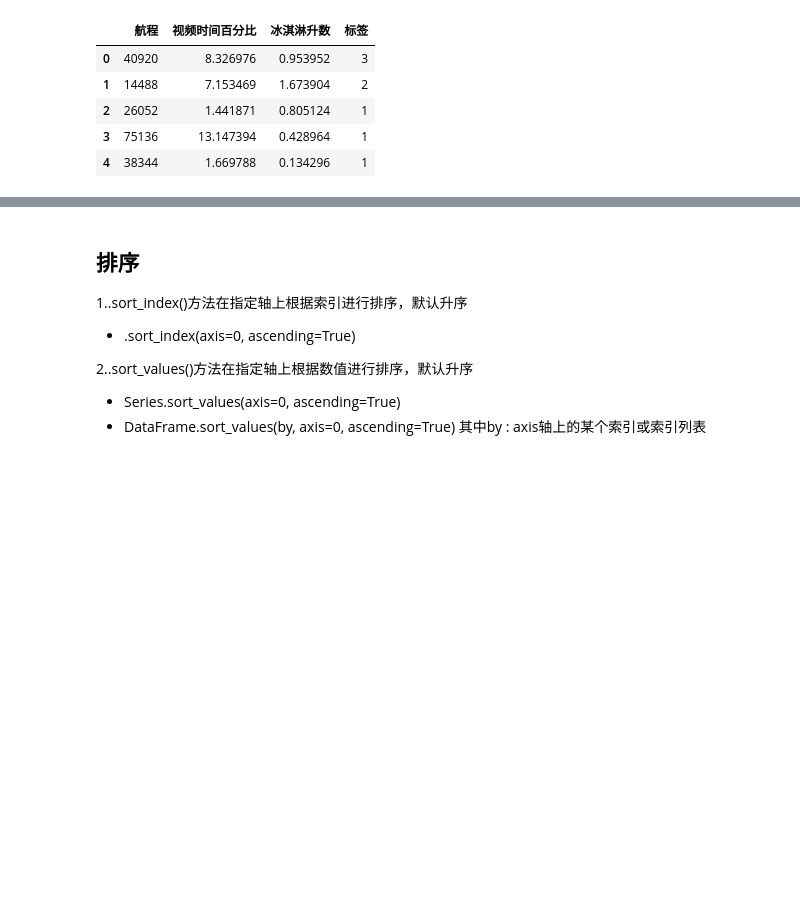
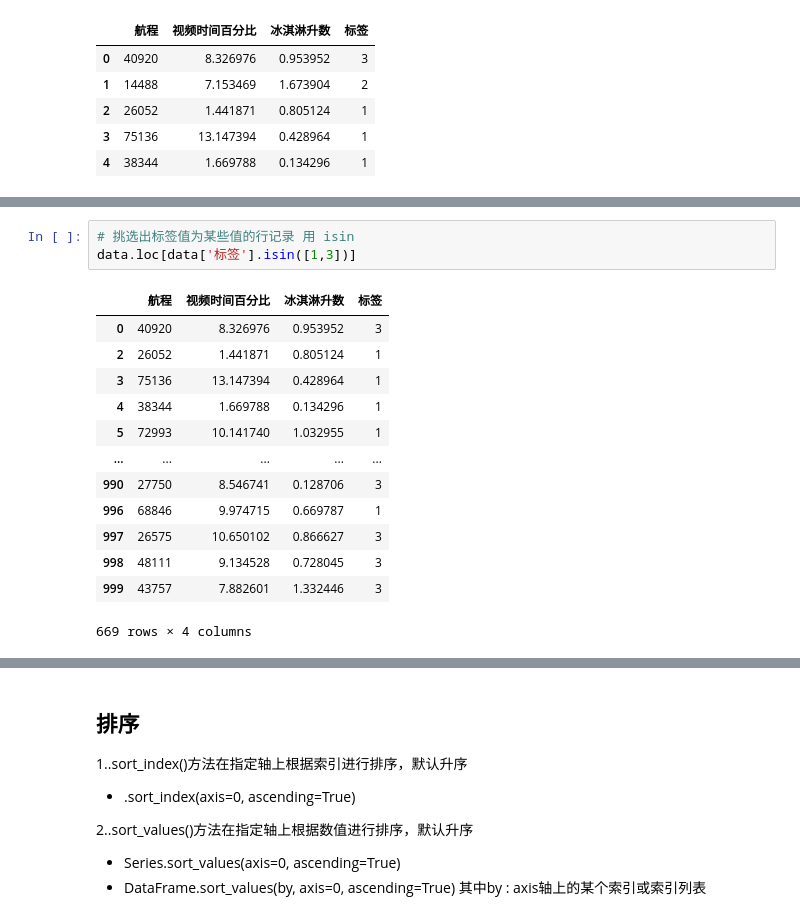
Before and after one commit to Pokoai/Data-Analysis-and-Display, a Jupyter notebook: Python数据分析与展示.ipynb, the cells around one changed output, grey strips where cells are left out. Saved outputs shown, nothing was run; the diff lists cells and outputs as text; blank space fills up the shorter version.

```diff
--- a/Python数据分析与展示.ipynb
+++ b/Python数据分析与展示.ipynb
@@ -1325,0 +1411,17 @@ data.head()
+# %%
+# 挑选出标签值为某些值的行记录 用 isin
+data.loc[data['标签'].isin([1,3])]
+# %% [output]
+|  | 航程 | 视频时间百分比 | 冰淇淋升数 | 标签 |
+| 0 | 40920 | 8.326976 | 0.953952 | 3 |
+| 2 | 26052 | 1.441871 | 0.805124 | 1 |
+| 3 | 75136 | 13.147394 | 0.428964 | 1 |
+| 4 | 38344 | 1.669788 | 0.134296 | 1 |
+| 5 | 72993 | 10.141740 | 1.032955 | 1 |
+| ... | ... | ... | ... | ... |
+| 990 | 27750 | 8.546741 | 0.128706 | 3 |
+| 996 | 68846 | 9.974715 | 0.669787 | 1 |
+| 997 | 26575 | 10.650102 | 0.866627 | 3 |
+| 998 | 48111 | 9.134528 | 0.728045 | 3 |
+| 999 | 43757 | 7.882601 | 1.332446 | 3 |
+669 rows × 4 columns
```
Also changed, not shown: parts of 16 cells of this notebook.
